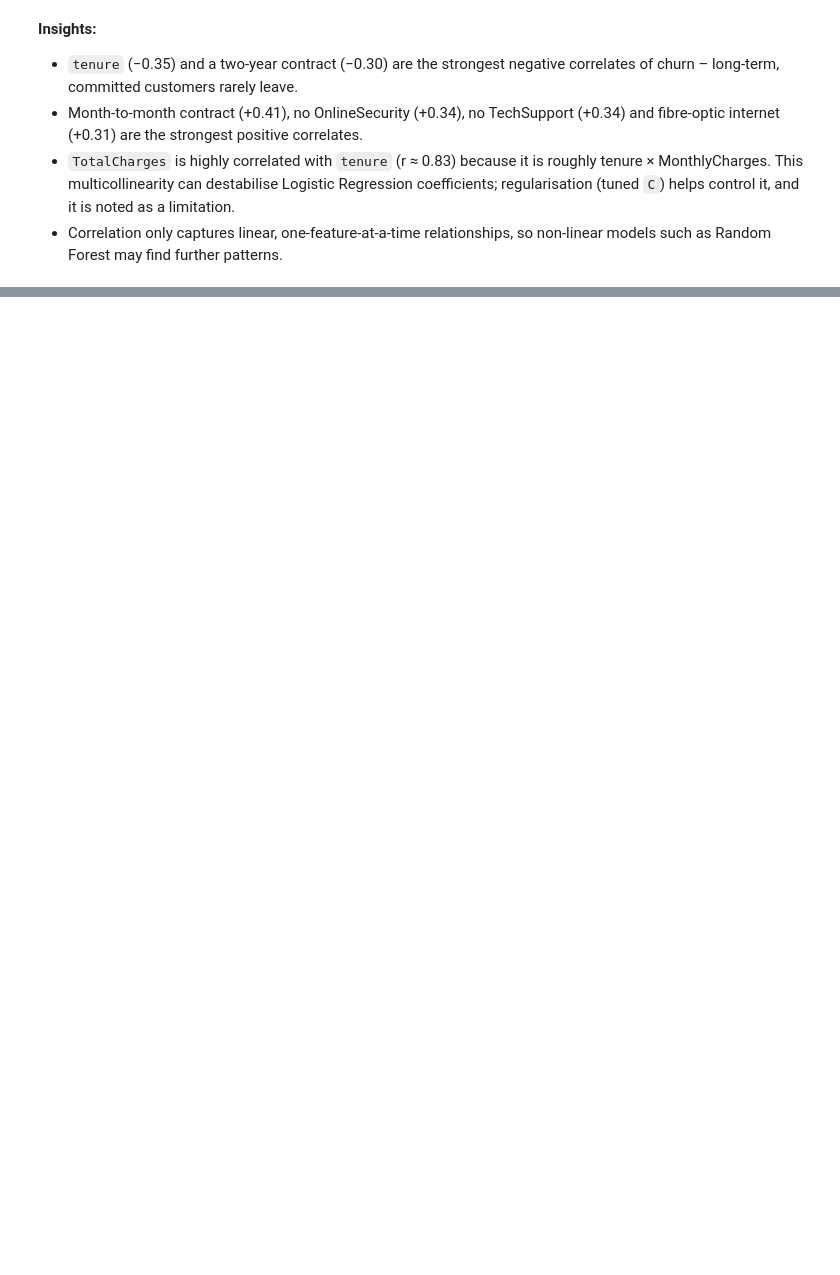
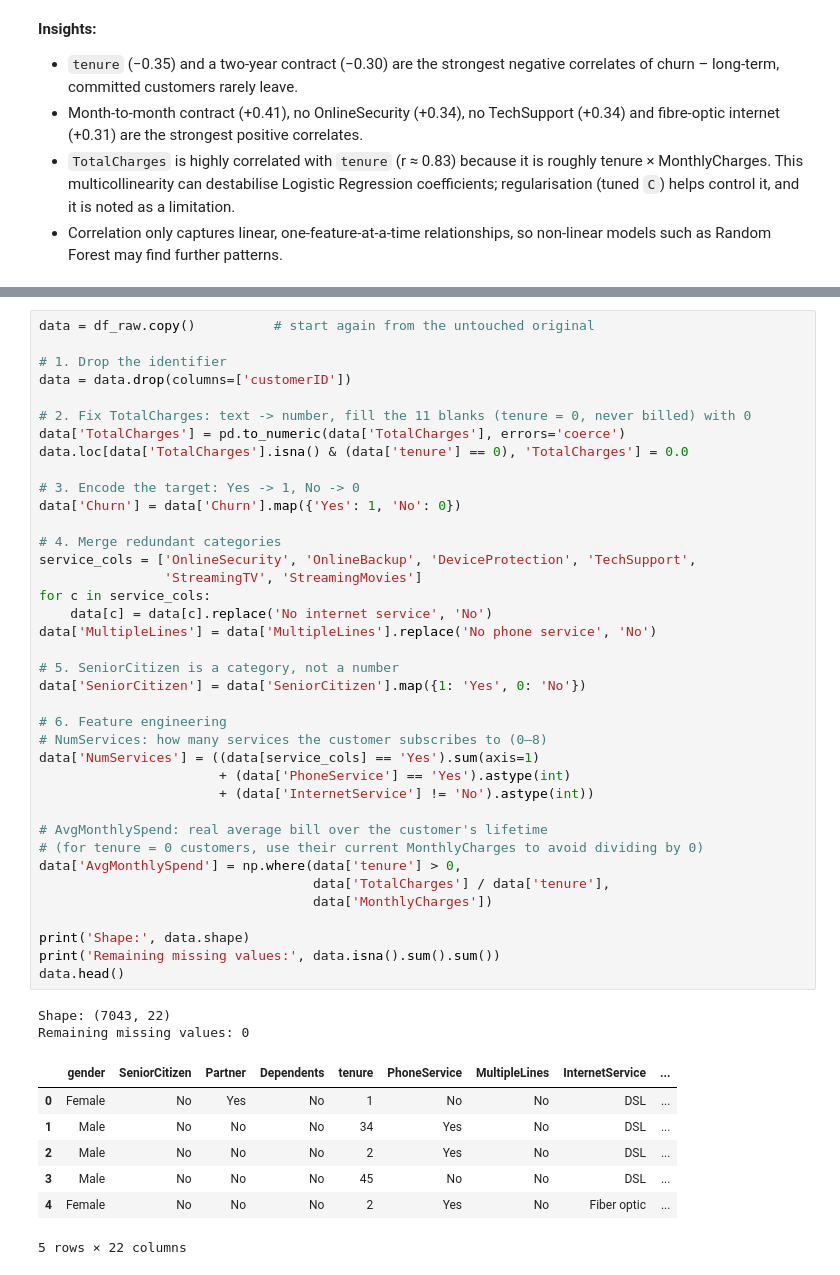
Before and after one commit to charuka200/telco-churn-ml, a Jupyter notebook: Telco_Churn_Coursework.ipynb, the cells around one changed output, grey strips where cells are left out. Drawn from its saved outputs; the diff is of its cells as text; blank space fills up the shorter version.

Commit message:
preprocessing and feature engineering

```diff
--- a/Telco_Churn_Coursework.ipynb
+++ b/Telco_Churn_Coursework.ipynb
@@ -361,0 +382,48 @@ print(df[num_cols].corr().round(3))
+# %%
+data = df_raw.copy()          # start again from the untouched original
+
+# 1. Drop the identifier
+data = data.drop(columns=['customerID'])
+
+# 2. Fix TotalCharges: text -> number, fill the 11 blanks (tenure = 0, never billed) with 0
+data['TotalCharges'] = pd.to_numeric(data['TotalCharges'], errors='coerce')
+data.loc[data['TotalCharges'].isna() & (data['tenure'] == 0), 'TotalCharges'] = 0.0
+
+# 3. Encode the target: Yes -> 1, No -> 0
+data['Churn'] = data['Churn'].map({'Yes': 1, 'No': 0})
+
+# 4. Merge redundant categories
+service_cols = ['OnlineSecurity', 'OnlineBackup', 'DeviceProtection', 'TechSupport',
+                'StreamingTV', 'StreamingMovies']
+for c in service_cols:
+    data[c] = data[c].replace('No internet service', 'No')
+data['MultipleLines'] = data['MultipleLines'].replace('No phone service', 'No')
+
+# 5. SeniorCitizen is a category, not a number
+data['SeniorCitizen'] = data['SeniorCitizen'].map({1: 'Yes', 0: 'No'})
+
+# 6. Feature engineering
+# NumServices: how many services the customer subscribes to (0–8)
+data['NumServices'] = ((data[service_cols] == 'Yes').sum(axis=1)
+                       + (data['PhoneService'] == 'Yes').astype(int)
+                       + (data['InternetService'] != 'No').astype(int))
+
+# AvgMonthlySpend: real average bill over the customer's lifetime
+# (for tenure = 0 customers, use their current MonthlyCharges to avoid dividing by 0)
+data['AvgMonthlySpend'] = np.where(data['tenure'] > 0,
+                                   data['TotalCharges'] / data['tenure'],
+                                   data['MonthlyCharges'])
+
+print('Shape:', data.shape)
+print('Remaining missing values:', data.isna().sum().sum())
+data.head()
+# %% [output]
+Shape: (7043, 22)
+Remaining missing values: 0
+|  | gender | SeniorCitizen | Partner | Dependents | tenure | PhoneService | MultipleLines | InternetService | ... |
+| 0 | Female | No | Yes | No | 1 | No | No | DSL | ... |
+| 1 | Male | No | No | No | 34 | Yes | No | DSL | ... |
+| 2 | Male | No | No | No | 2 | Yes | No | DSL | ... |
+| 3 | Male | No | No | No | 45 | No | No | DSL | ... |
+| 4 | Female | No | No | No | 2 | Yes | No | Fiber optic | ... |
+5 rows × 22 columns
```
Also changed, not shown: parts of 6 cells of this notebook.
